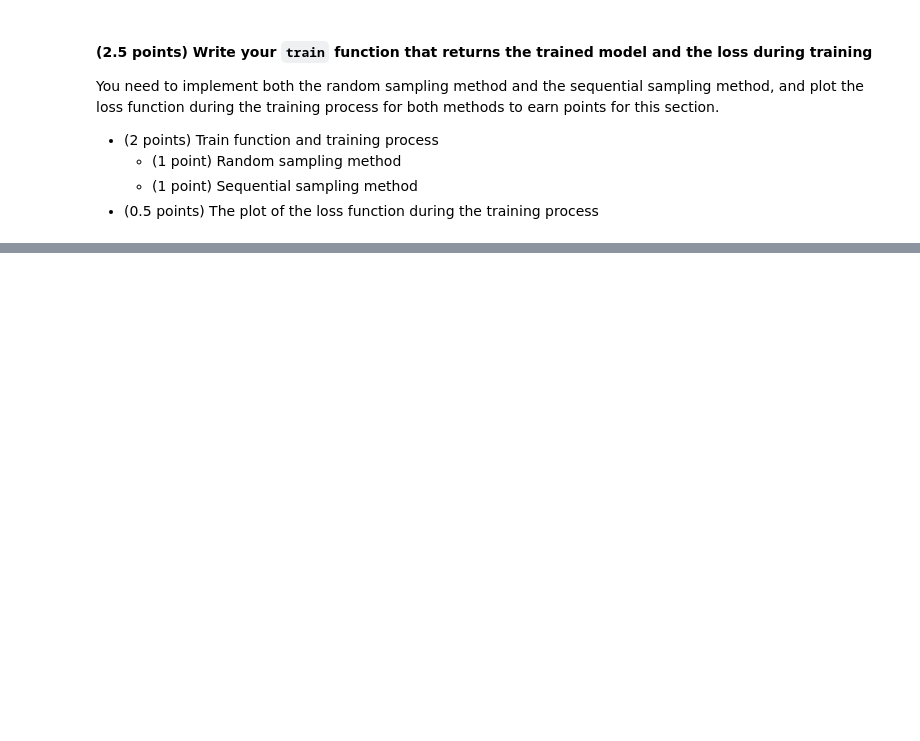
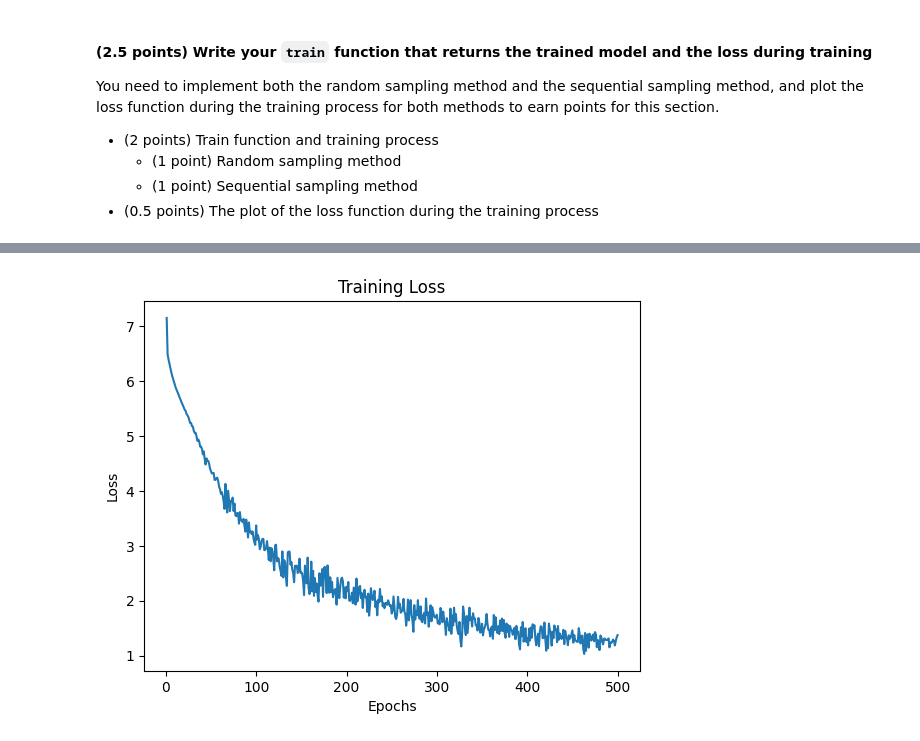
Before and after one commit to mahsaama/NeuralNetworks, a Jupyter notebook: Assignment11/RNN_Scratch.ipynb, the cells around one changed output, grey strips where cells are left out. Saved outputs shown, nothing was run; the diff lists cells and outputs as text; code cells hidden in the pictures; blank space fills up the shorter version.

```diff
--- a/Assignment11/RNN_Scratch.ipynb
+++ b/Assignment11/RNN_Scratch.ipynb
@@ -340,0 +351,45 @@ def train(model, train_iter, device, criterion, optimizer, num_epochs, random_sa
+# %%
+def train(model, train_iter, device, criterion, optimizer, num_epochs, random_sampling=True):
+    # Set random_sampling = True to perform random sampling method
+    # Set random_sampling = False then perform sequential sampling method
+    def detach_hidden_state(hidden_state):
+        return [h.detach() for h in hidden_state]
+
+    losses = []
+    for epoch in range(num_epochs):
+        total_loss = 0
+        state = None
+        num_batches = sum(1 for _ in train_iter)
+
+        for X, Y in train_iter:
+            if random_sampling or state is None:
+                state = model.begin_state(batch_size=batch_size, device=device)
+            else:
+                state = detach_hidden_state(state)
+
+            X, Y = X.to(device), Y.to(device)
+            y_hat, state = model(X, state)
+            y = Y.T.reshape(-1)
+            loss = criterion(y_hat, y)
+
+            optimizer.zero_grad()
+            loss.backward()
+            grad_clipping(model, 1)
+            optimizer.step()
+
+            total_loss += loss.item()
+
+        avg_loss = total_loss / num_batches
+        losses.append(avg_loss)
+        print(f"Epoch {epoch + 1}/{num_epochs}, Loss: {avg_loss:.4f}")
+
+    # Plot the loss
+    plt.plot(range(1, num_epochs + 1), losses)
+    plt.xlabel('Epochs')
+    plt.ylabel('Loss')
+    plt.title('Training Loss')
+    plt.show()
+# %%
+print("Training with random sampling...")
+train(model, train_iter, device, criterion, optimizer, num_epochs, random_sampling=True)
+# %% [output]
@@ -340,0 +413 @@ def train(model, train_iter, device, criterion, optimizer, num_epochs, random_sa
+[figure, added]
```
Also changed, not shown: parts of 9 cells of this notebook.
